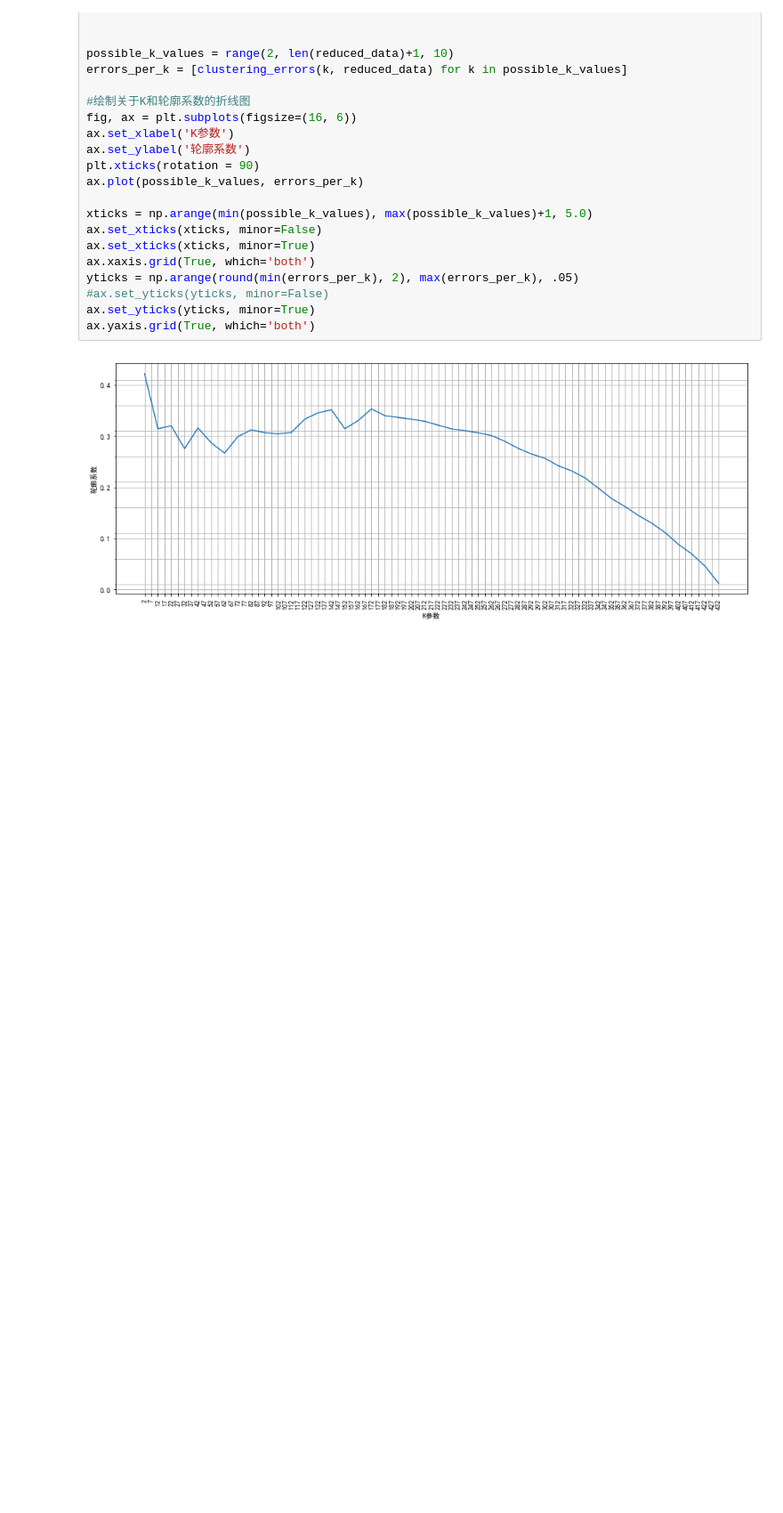
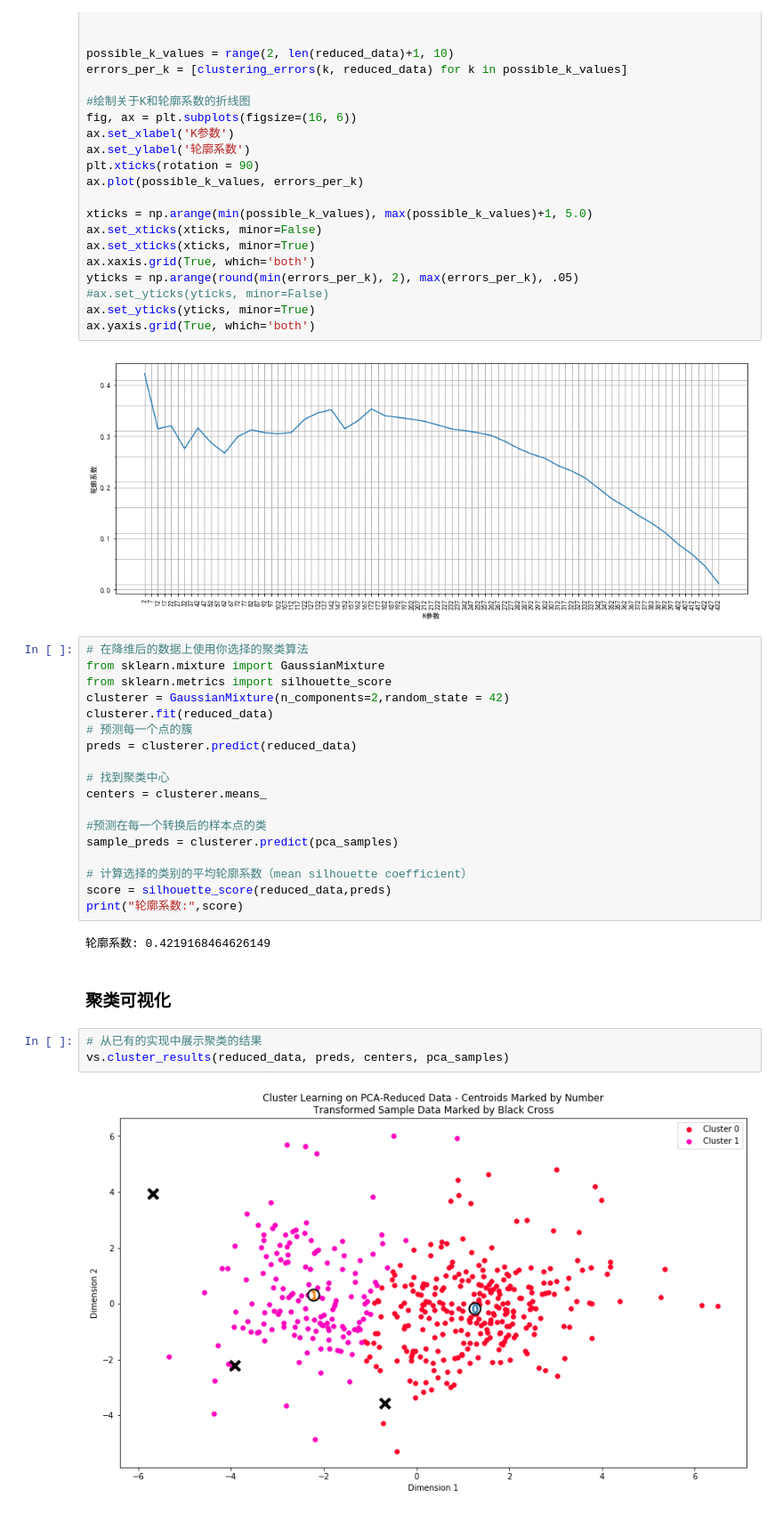
Before and after one commit to zhangjiqiang/AIProject, a Jupyter notebook: udacity_Customer_Segments-master/customers_segment.ipynb, the cells around one changed output. Shown at 89% size. Cells and saved outputs as stored; diff of their text form; blank space fills up the shorter version.

Commit message:
聚类可视化
这个提交提供了绘制聚类结果分布的可视散点图

```diff
--- a/udacity_Customer_Segments-master/customers_segment.ipynb
+++ b/udacity_Customer_Segments-master/customers_segment.ipynb
@@ -389,3 +389,30 @@ ax.set_yticks(yticks, minor=True)
 ax.yaxis.grid(True, which='both')
 # %% [output]
 [figure]
+# %%
+# 在降维后的数据上使用你选择的聚类算法
+from sklearn.mixture import GaussianMixture
+from sklearn.metrics import silhouette_score
+clusterer = GaussianMixture(n_components=2,random_state = 42)
+clusterer.fit(reduced_data)
+# 预测每一个点的簇
+preds = clusterer.predict(reduced_data)
+
+# 找到聚类中心
+centers = clusterer.means_
+
+#预测在每一个转换后的样本点的类
+sample_preds = clusterer.predict(pca_samples)
+
+# 计算选择的类别的平均轮廓系数（mean silhouette coefficient）
+score = silhouette_score(reduced_data,preds)
+print("轮廓系数:",score)
+# %% [output]
+轮廓系数: 0.4219168464626149
+# %% [markdown]
+### 聚类可视化
+# %%
+# 从已有的实现中展示聚类的结果
+vs.cluster_results(reduced_data, preds, centers, pca_samples)
+# %% [output]
+[figure, added]
```
